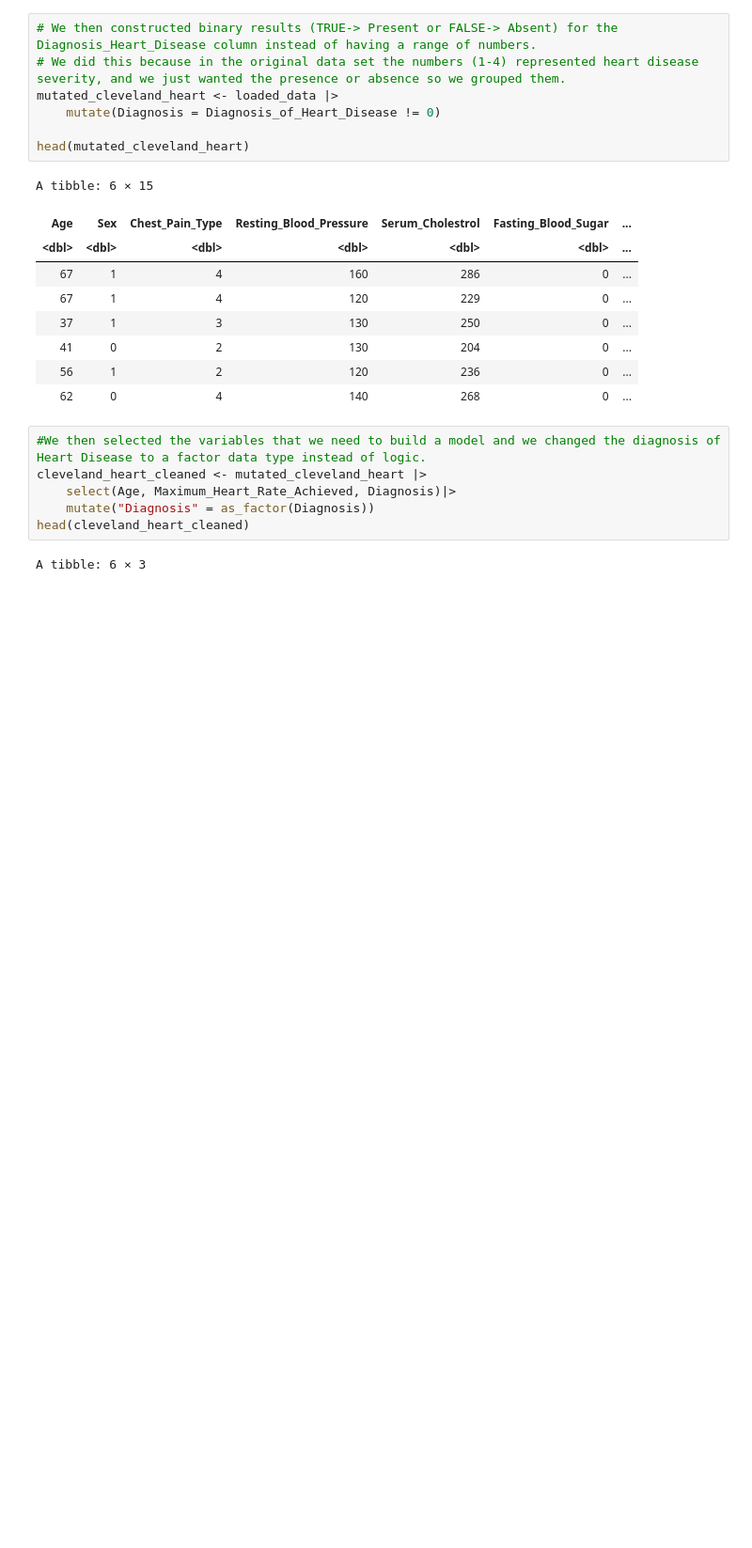
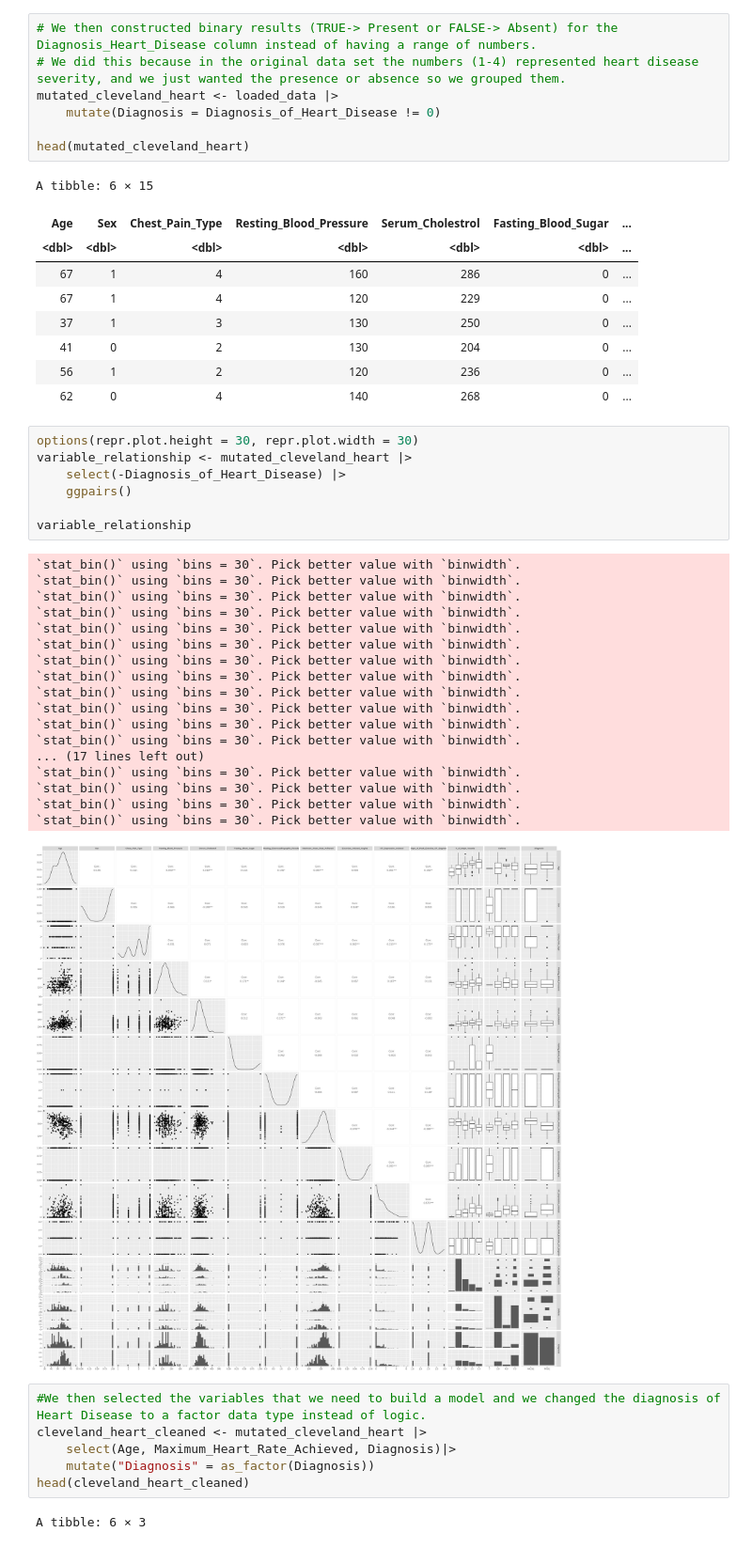
Before and after one commit to Parsapk1/NEW_DSCI_PROJECT, a Jupyter notebook: DSCI100_Project.ipynb, the cells around one changed output. Shown at 94% size. Drawn from its saved outputs; the diff is of its cells as text; blank space fills up the shorter version.

```diff
--- a/DSCI100_Project.ipynb
+++ b/DSCI100_Project.ipynb
@@ -65,6 +65,32 @@ A tibble: 6 × 15
 | 41 | 0 | 2 | 130 | 204 | 0 | ... |
 | 56 | 1 | 2 | 120 | 236 | 0 | ... |
 | 62 | 0 | 4 | 140 | 268 | 0 | ... |
+# %%
+options(repr.plot.height = 30, repr.plot.width = 30)
+variable_relationship <- mutated_cleveland_heart |>
+    select(-Diagnosis_of_Heart_Disease) |>
+    ggpairs()
+
+variable_relationship
+# %% [output]
+`stat_bin()` using `bins = 30`. Pick better value with `binwidth`.
+`stat_bin()` using `bins = 30`. Pick better value with `binwidth`.
+`stat_bin()` using `bins = 30`. Pick better value with `binwidth`.
+`stat_bin()` using `bins = 30`. Pick better value with `binwidth`.
+`stat_bin()` using `bins = 30`. Pick better value with `binwidth`.
+`stat_bin()` using `bins = 30`. Pick better value with `binwidth`.
+`stat_bin()` using `bins = 30`. Pick better value with `binwidth`.
+`stat_bin()` using `bins = 30`. Pick better value with `binwidth`.
+`stat_bin()` using `bins = 30`. Pick better value with `binwidth`.
+`stat_bin()` using `bins = 30`. Pick better value with `binwidth`.
+`stat_bin()` using `bins = 30`. Pick better value with `binwidth`.
+`stat_bin()` using `bins = 30`. Pick better value with `binwidth`.
+... (17 lines left out)
+`stat_bin()` using `bins = 30`. Pick better value with `binwidth`.
+`stat_bin()` using `bins = 30`. Pick better value with `binwidth`.
+`stat_bin()` using `bins = 30`. Pick better value with `binwidth`.
+`stat_bin()` using `bins = 30`. Pick better value with `binwidth`.
+[figure, added]
 # %%
 #We then selected the variables that we need to build a model and we changed the diagnosis of Heart Disease to a factor data type instead of logic.
 cleveland_heart_cleaned <- mutated_cleveland_heart |>
```
Also changed, not shown: parts of 11 cells of this notebook.
